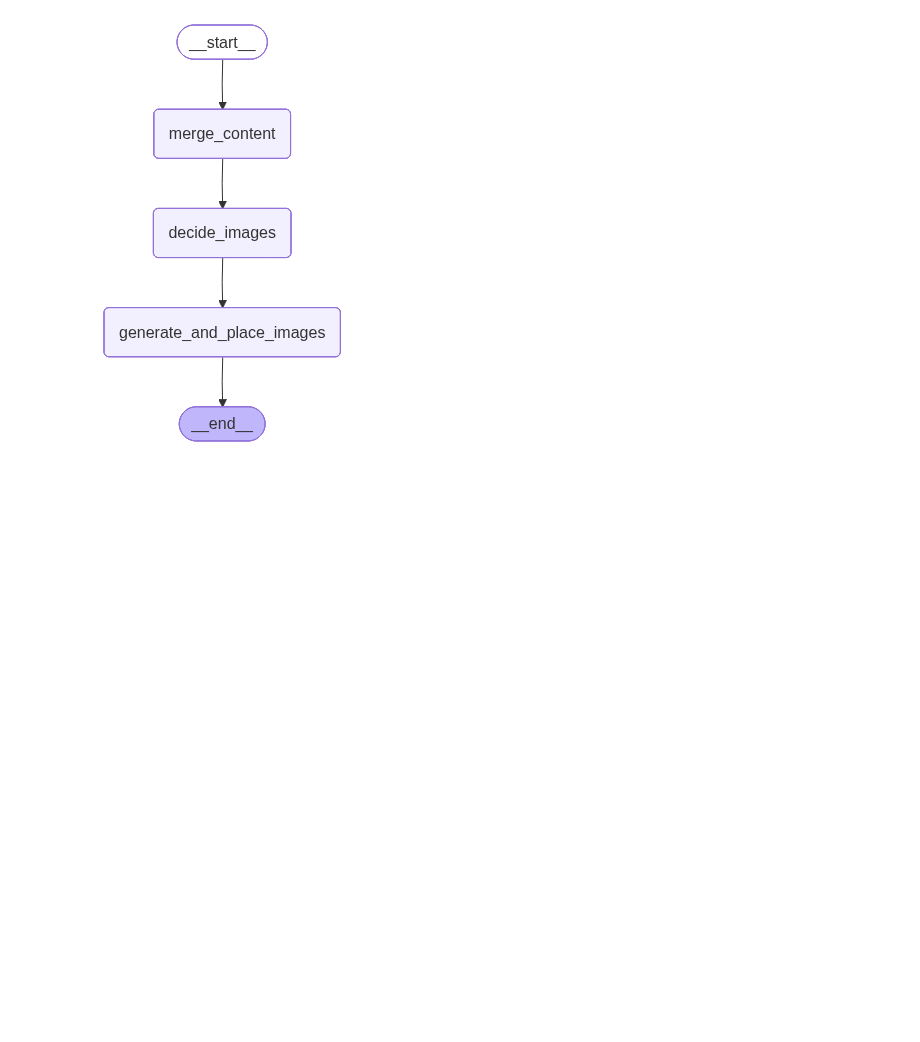
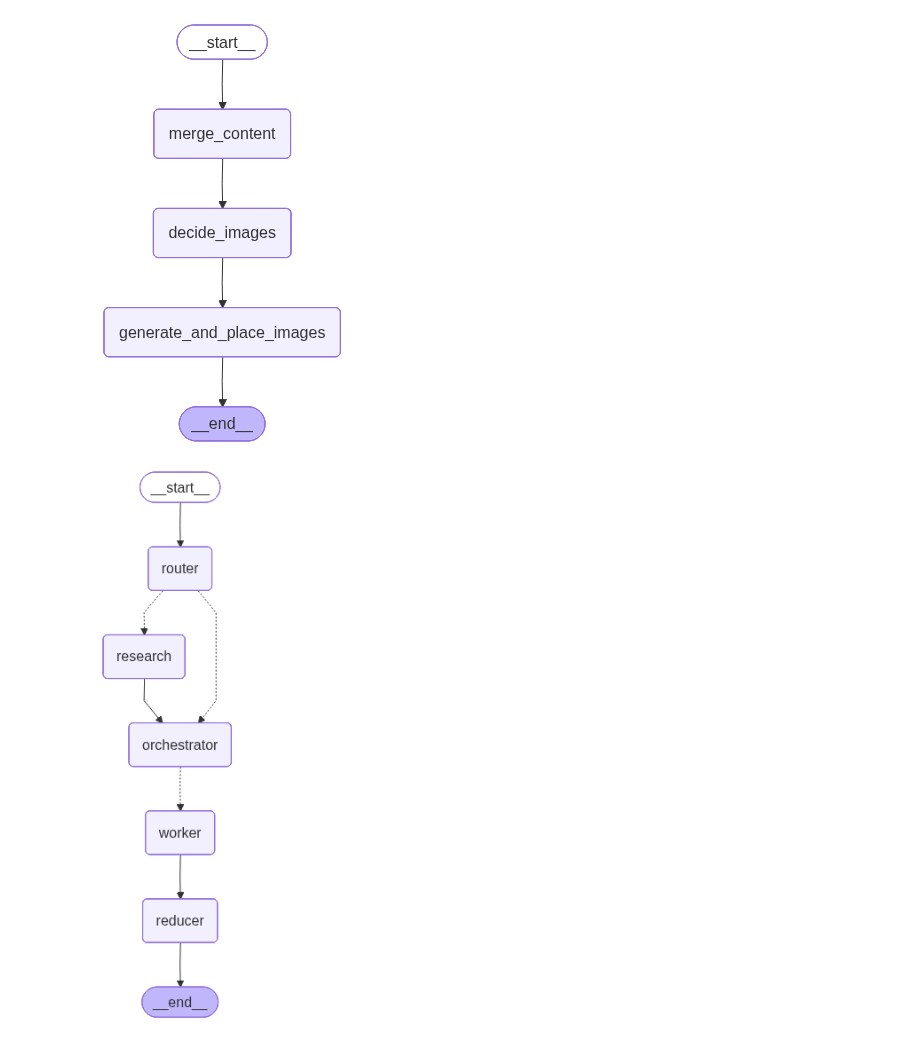
Before and after one commit to Karn2898/Planning_Agent, a Jupyter notebook: stage_3.ipynb, the cells around one changed output. Cells and saved outputs as stored; diff of their text form; code cells hidden in the pictures; blank space fills up the shorter version.

```diff
--- a/stage_3.ipynb
+++ b/stage_3.ipynb
@@ -181,11 +181,10 @@ Rules:
 
 def research_node(state: State) -> dict:
 
-    # take the first 10 queries from state
-    queries = (state.get("queries", []) or [])
+    queries = (state.get("queries", []) or [])[:10]
     max_results = 6
 
-     raw_results: List[dict] = []
+    raw_results: List[dict] = []
 
     for q in queries:
         raw_results.extend(_tavily_search(q, max_results=max_results))
@@ -201,7 +200,6 @@ def research_node(state: State) -> dict:
         ]
     )
 
-    # Deduplicate by URL
     dedup = {}
     for e in pack.evidence:
         if e.url:
@@ -512,3 +510,24 @@ reducer_subgraph = reducer_graph.compile()
 reducer_subgraph
 # %% [output]
 [figure]
+# %%
+# main graph
+g = StateGraph(State)
+g.add_node("router", router_node)
+g.add_node("research", research_node)
+g.add_node("orchestrator", orchestrator_node)
+g.add_node("worker", worker_node)
+g.add_node("reducer", reducer_subgraph)
+
+g.add_edge(START, "router")
+g.add_conditional_edges("router", route_next, {"research": "research", "orchestrator": "orchestrator"})
+g.add_edge("research", "orchestrator")
+
+g.add_conditional_edges("orchestrator", fanout, ["worker"])
+g.add_edge("worker", "reducer")
+g.add_edge("reducer", END)
+
+app = g.compile()
+app
+# %% [output]
+[figure, added]
```
Also changed, not shown: parts of 2 cells of this notebook.
